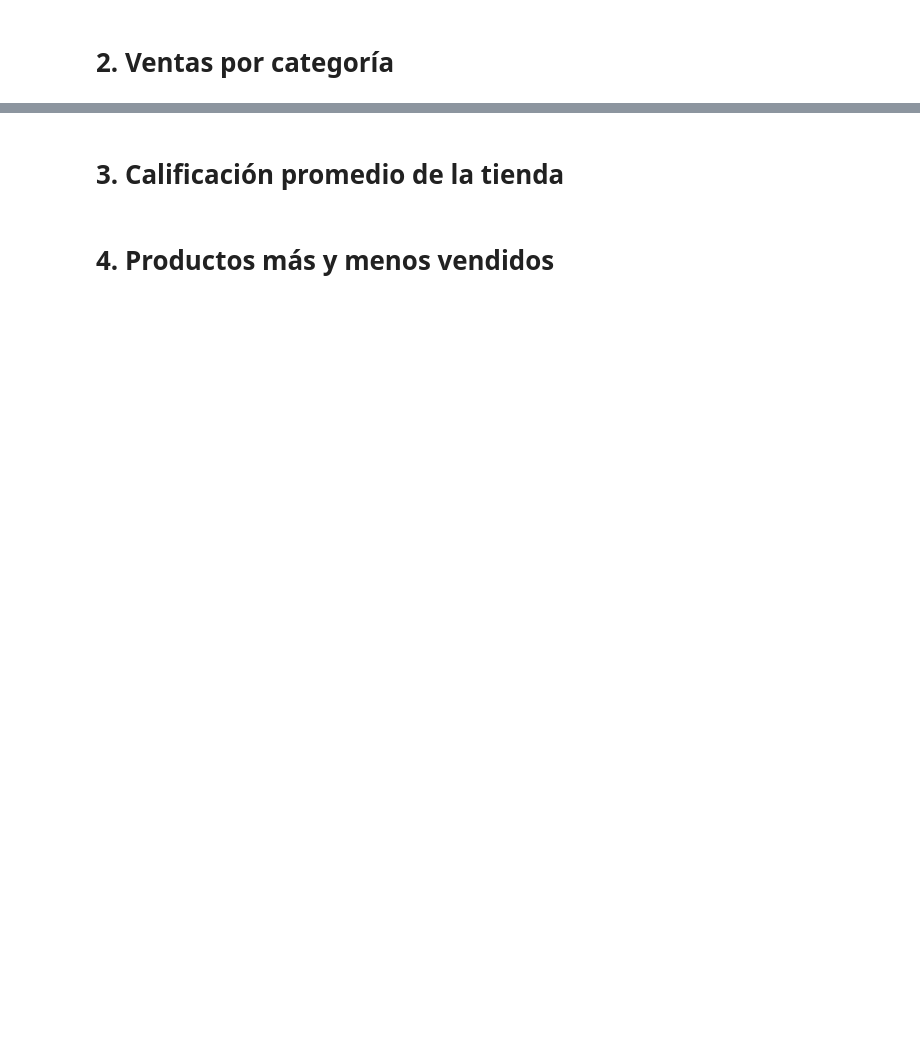
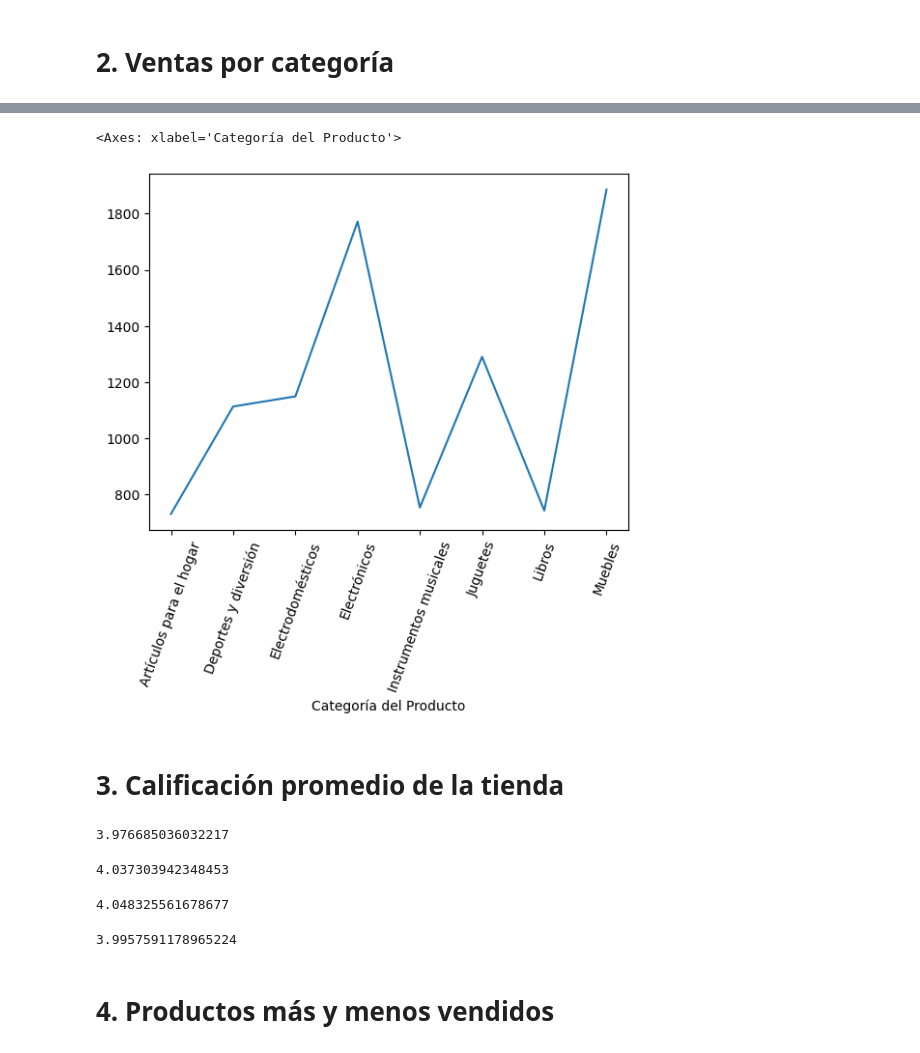
Before and after one commit to J0Barreto/Challenge-Alura-Store, a Jupyter notebook: AluraStoreLatam.ipynb, the cells around one changed output, grey strips where cells are left out. Saved outputs shown, nothing was run; the diff lists cells and outputs as text; code cells hidden in the pictures; blank space fills up the shorter version.

```diff
--- a/AluraStoreLatam.ipynb
+++ b/AluraStoreLatam.ipynb
@@ -36,2 +69,5 @@ tienda.head()
 # %% [markdown]
 # 2. Ventas por categoría
+# %%
+ventas_tienda = tienda["Categoría del Producto"].value_counts()
+ventas_tienda
@@ -37,0 +86,4 @@ tienda.head()
+# %%
+
+ventas_tienda2 = tienda2["Categoría del Producto"].value_counts()
+ventas_tienda2
@@ -37,0 +102,3 @@ tienda.head()
+# %%
+ventas_tienda3 = tienda3["Categoría del Producto"].value_counts()
+ventas_tienda3
@@ -37,0 +117,3 @@ tienda.head()
+# %%
+ventas_tienda4 = tienda4["Categoría del Producto"].value_counts()
+ventas_tienda4
@@ -38,4 +132,30 @@ tienda.head()
+# %%
+ventas_total = ventas_tienda + ventas_tienda2 + ventas_tienda3 + ventas_tienda4
+ventas_total.plot(kind= "line", rot= 70)
+# %% [output]
+<Axes: xlabel='Categoría del Producto'>
+[figure, added]
 # %% [markdown]
 # 3. Calificación promedio de la tienda
+# %%
+promedio_tienda = float(tienda["Calificación"].mean())
+promedio_tienda
+# %% [output]
+3.976685036032217
+# %%
+promedio_tienda2 = float(tienda2["Calificación"].mean())
+promedio_tienda2
+# %% [output]
+4.037303942348453
+# %%
+promedio_tienda3 = float(tienda3["Calificación"].mean())
+promedio_tienda3
+# %% [output]
+4.048325561678677
+# %%
+promedio_tienda4 = float(tienda4["Calificación"].mean())
+promedio_tienda4
+# %% [output]
+3.9957591178965224
 # %% [markdown]
 # 4. Productos más y menos vendidos
```
Also changed, not shown: parts of 20 cells of this notebook.
